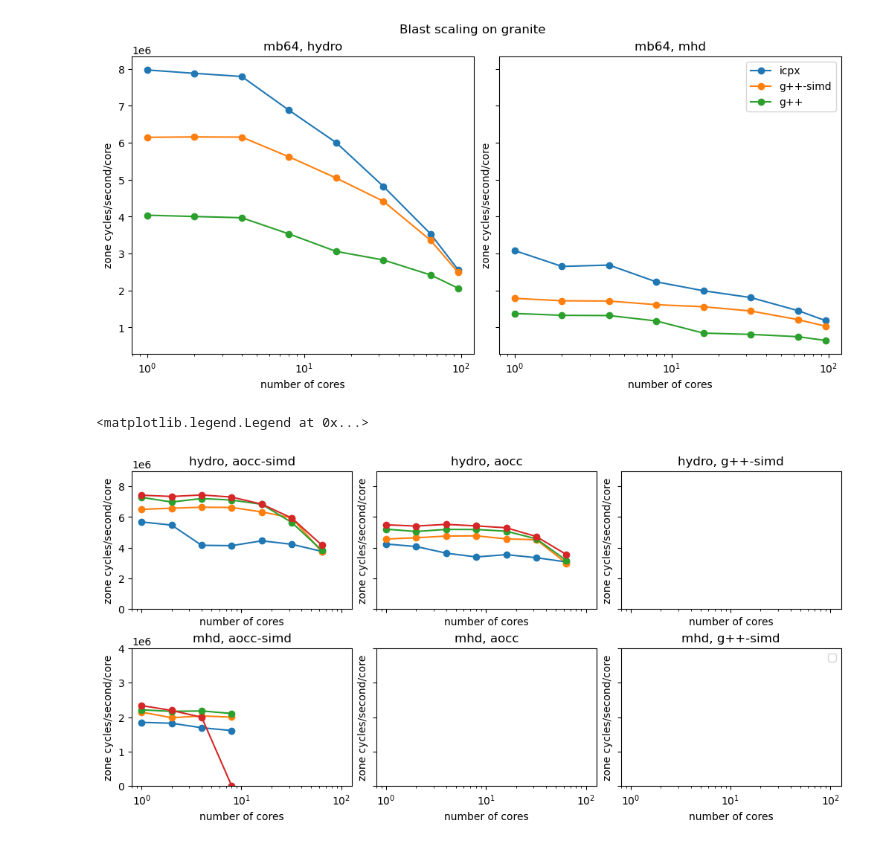
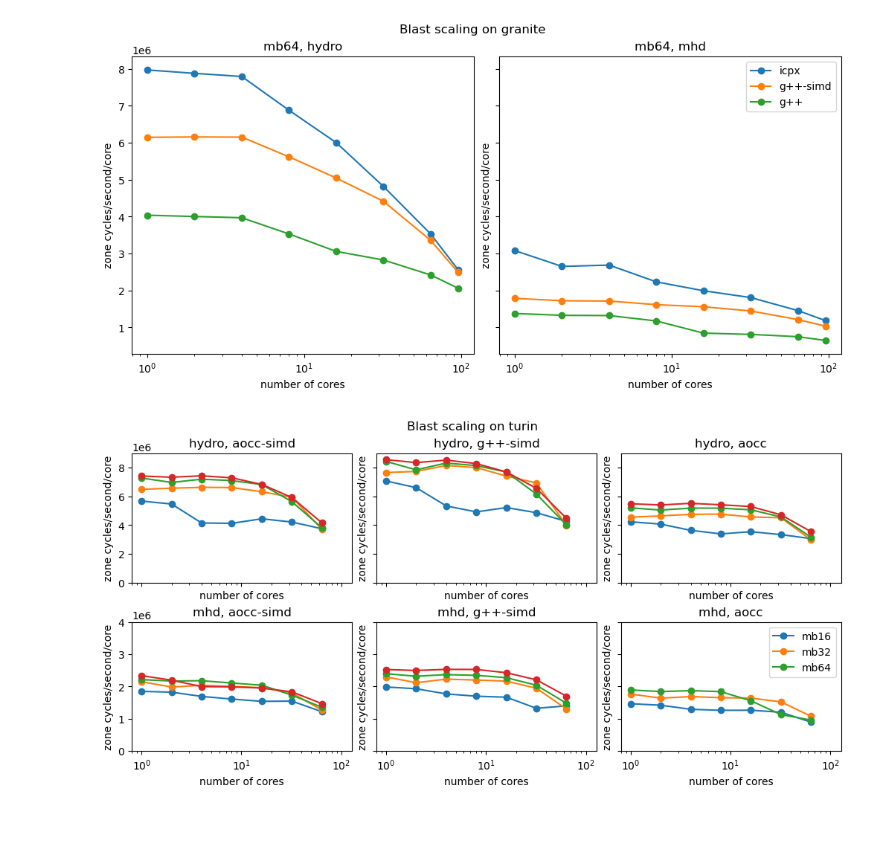
Before and after one commit to changgoo/tigris_scripts, a Jupyter notebook: benchmark/scaling.ipynb, the cells around one changed output. Drawn from its saved outputs; the diff is of its cells as text; code cells hidden in the pictures.

Commit message:
Updated scaling scripts

```diff
--- a/benchmark/scaling.ipynb
+++ b/benchmark/scaling.ipynb
@@ -11,7 +11,7 @@ def get_zcs(mb="mb32",physics="hydro",CC="icpx",machine="granite"):
     for n_ in n:
         fname = os.path.join(scratch_dir, f"{physics}-{mb}_n{n_}", "out.txt")
         if os.path.exists(fname) == False:
-            break
+            continue
         with open(fname, "r") as f:
             lines = f.readlines()
         zcs.append(eval(lines[-1].split("=")[-1].strip()))
@@ -26,7 +26,7 @@ for physics, axes_ in zip(["hydro", "mhd"], axes):
     for ax, CC in zip(axes_, ["icpx", "g++-simd", "g++"]):
         plt.sca(ax)
         plt.title(f"{physics}, {CC}")
-        for mb in ["mb16", "mb32", "mb64", "mb128"]:
+        for mb in ["mb16", "mb32", "mb64", "mb128", "mb256"]:
             n, zcs = get_zcs(mb=mb,CC=CC,physics=physics,machine=machine)
             if len(zcs) == 0:
                 continue
@@ -99,26 +99,27 @@ Text(0.5, 0.98, 'Blast scaling on granite')
 # %%
 fig,axes = plt.subplots(2,3,figsize=(10,5),
                         sharey="row", sharex=True, constrained_layout=True)
 machine="turin"
 for physics, axes_ in zip(["hydro", "mhd"], axes):
-    for ax, CC in zip(axes_, ["aocc-simd", "aocc", "g++-simd", "g++"]):
+    for ax, CC in zip(axes_, ["aocc-simd", "g++-simd", "aocc", "g++"]):
         plt.sca(ax)
         plt.title(f"{physics}, {CC}")
         for mb in ["mb16", "mb32", "mb64", "mb128"]:
             n, zcs = get_zcs(mb=mb,CC=CC,physics=physics,machine=machine)
             if len(zcs) == 0:
                 continue
             plt.plot(n, zcs/n, 'o-', label=mb)
 
         plt.xscale("log")
         plt.ylabel("zone cycles/second/core")
         plt.xlabel("number of cores")
     if physics == "hydro":
         plt.ylim(0, 9.e6)
     else:
         plt.ylim(0, 4.e6)
     plt.xlim(0.8,128)
 plt.legend()
+plt.suptitle(f"Blast scaling on {machine}")
+plt.savefig(f"blast-scaling-{machine}.png")
 # %% [output]
-<matplotlib.legend.Legend at 0x...>
-[figure, old version]
+[figure, new version]
```
Also changed, not shown: parts of 4 cells of this notebook, 6 other files.
